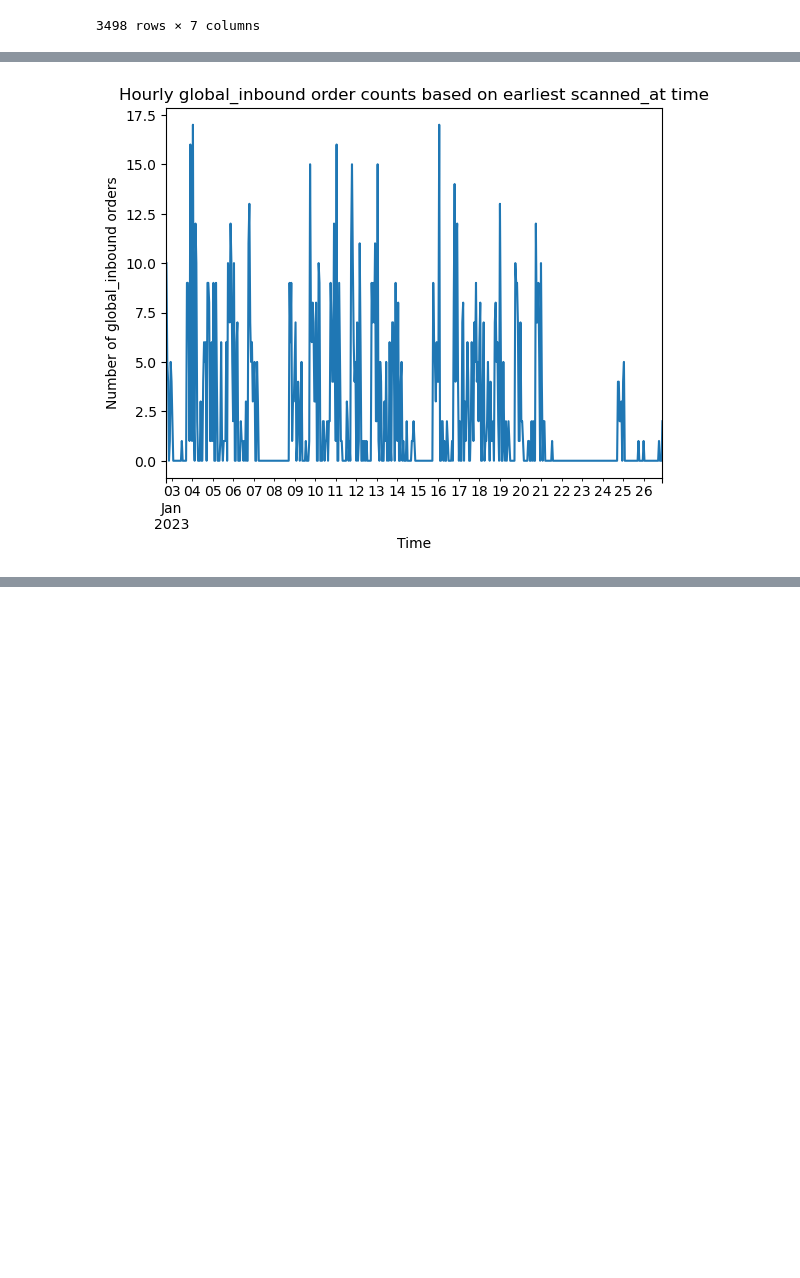
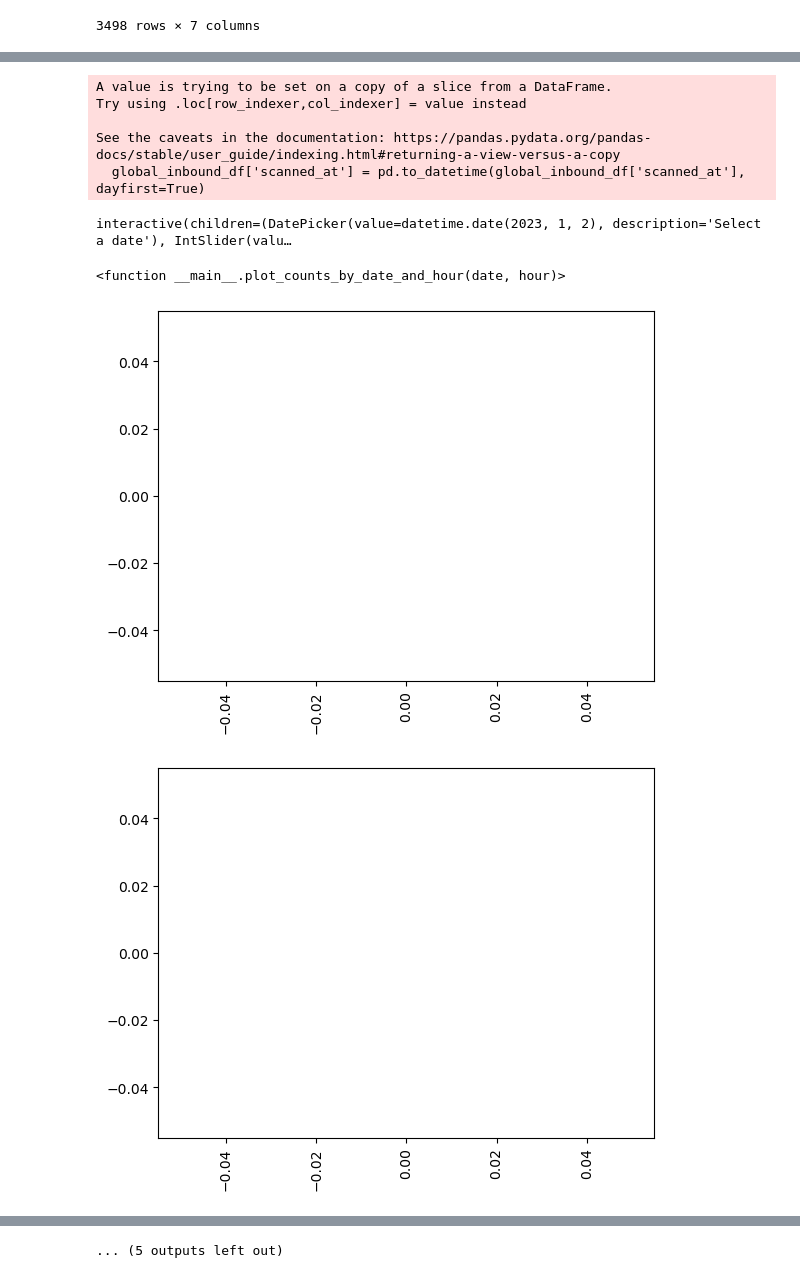
Before and after one commit to mcbebu/The-boys, a Jupyter notebook: Qijie/NinjaVan_theboys.ipynb, the cells around one changed output, grey strips where cells are left out. Drawn from its saved outputs; the diff is of its cells as text; code cells hidden in the pictures; blank space fills up the shorter version.

Commit message:
data p2

```diff
--- a/Qijie/NinjaVan_theboys.ipynb
+++ b/Qijie/NinjaVan_theboys.ipynb
@@ -60,24 +207,52 @@ plt.show()
 # %%
 import pandas as pd
 import matplotlib.pyplot as plt
+from datetime import datetime, timedelta
+from ipywidgets import interact, widgets
 
 # Read the data into a pandas DataFrame
 df = pd.read_csv('warehouse_scans_with_order_details2.csv')
 
 # Filter the data to include only global_inbound orders
 global_inbound_df = df[df['type'] == 'global_inbound']
 
 # Convert the scanned_at column to a datetime data type
 global_inbound_df['scanned_at'] = pd.to_datetime(global_inbound_df['scanned_at'], dayfirst=True)
 
-# Group the data by hourly intervals based on the earliest scanned_at time
-global_inbound_counts = global_inbound_df.set_index('scanned_at').groupby(pd.Grouper(freq='H')).size()
+# Define a function to create the interactive plot
+def plot_counts_by_date_and_hour(date, hour):
+    # Filter the data to include only the selected day and hour
+    start_time = datetime.combine(date, datetime.min.time()) + timedelta(hours=hour)
+    end_time = start_time + timedelta(hours=1)
+    filtered_df = global_inbound_df[(global_inbound_df['scanned_at'] >= start_time) & (global_inbound_df['scanned_at'] < end_time)]
 
-# Create a line plot
-global_inbound_counts.plot()
-plt.xlabel('Time')
-plt.ylabel('Number of global_inbound orders')
-plt.title('Hourly global_inbound order counts based on earliest scanned_at time')
-plt.show()
+    # Group the data by dest_zone_alpha values, and count the number of orders for each group
+    counts_by_dest = filtered_df.groupby('dest_zone_alpha').size()
+
+    # Create a bar plot
+    counts_by_dest.plot(kind='bar')
+    plt.xlabel('dest_zone_alpha')
+    plt.ylabel('Number of global_inbound orders')
+    plt.title('Global inbound order counts for {} {}:00-{} {}:00'.format(date.strftime('%Y-%m-%d'), hour, date.strftime('%Y-%m-%d'), hour+1))
+    plt.show()
+
+# Get the earliest and latest scanned_at time
+earliest_time = global_inbound_df['scanned_at'].min()
+latest_time = global_inbound_df['scanned_at'].max()
+
+# Create date and time picker widgets for selecting the day and hour
+date_picker = widgets.DatePicker(value=earliest_time.date(), description='Select a date')
+hour_slider = widgets.IntSlider(min=0, max=23, step=1, value=earliest_time.hour, description='Select an hour')
+
+# Call the interact function to create the interactive plot
+interact(plot_counts_by_date_and_hour, date=date_picker, hour=hour_slider)
 # %% [output]
+A value is trying to be set on a copy of a slice from a DataFrame.
+Try using .loc[row_indexer,col_indexer] = value instead
+
+See the caveats in the documentation: https://pandas.pydata.org/pandas-docs/stable/user_guide/indexing.html#returning-a-view-versus-a-copy
+  global_inbound_df['scanned_at'] = pd.to_datetime(global_inbound_df['scanned_at'], dayfirst=True)
+interactive(children=(DatePicker(value=datetime.date(2023, 1, 2), description='Select a date'), IntSlider(valu…
+<function __main__.plot_counts_by_date_and_hour(date, hour)>
-[figure, old version]
+[figure, new version]
+[figure, added]
@@ -83,0 +266 @@ plt.show()
+... (5 outputs left out)
```
Also changed, not shown: parts of 9 cells of this notebook, 1 other file.
